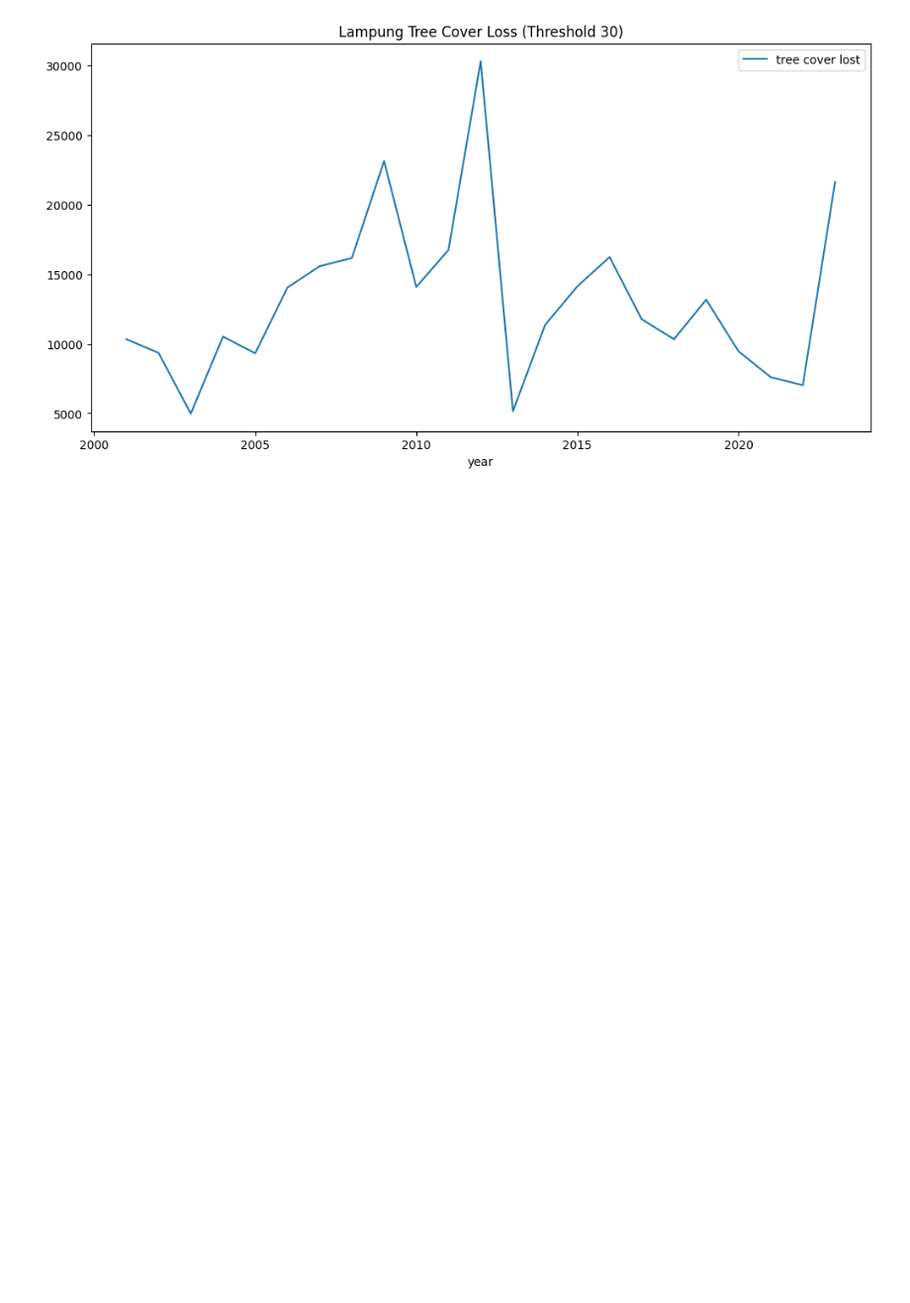
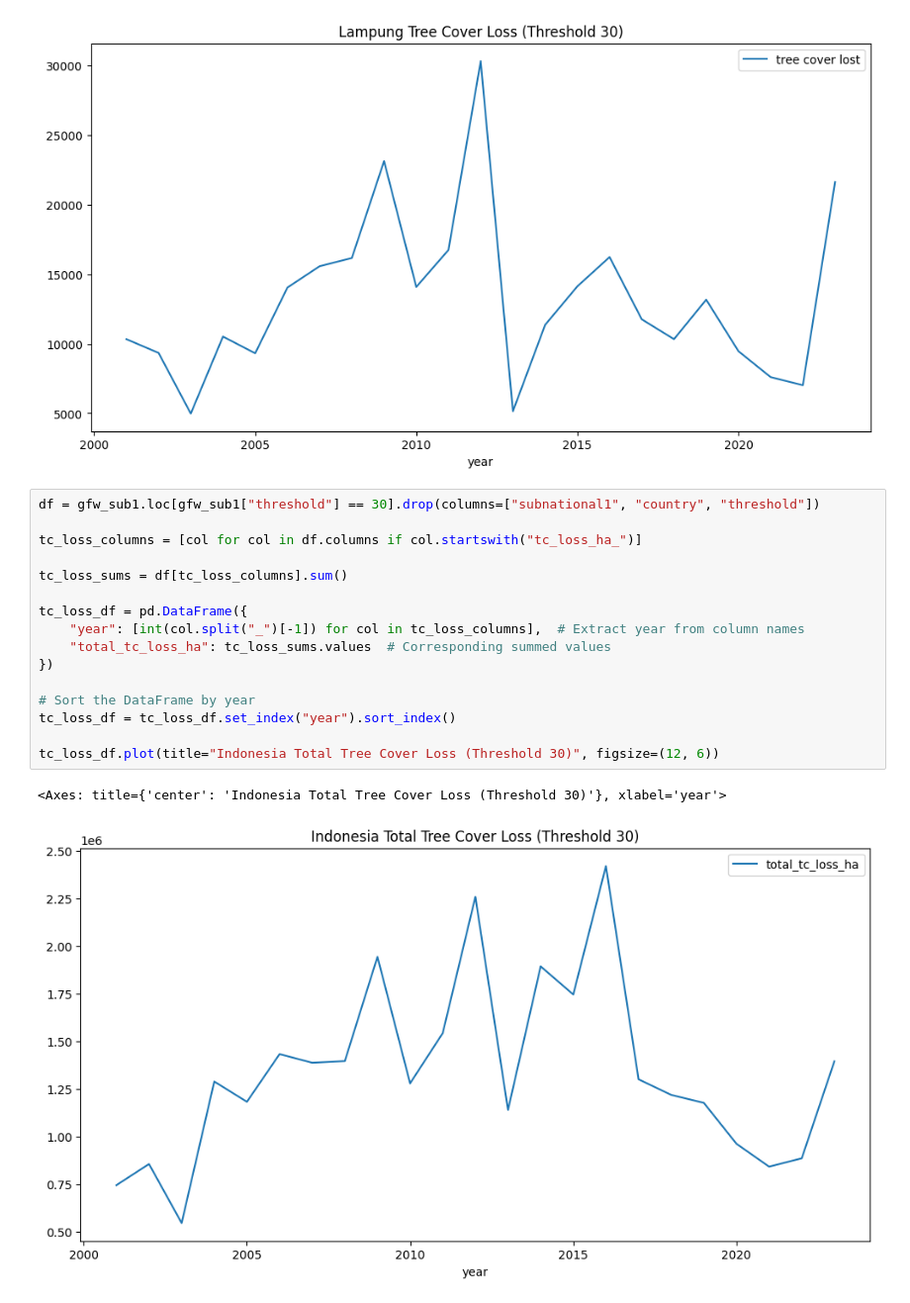
Before and after one commit to ruizhuu/lampung-deforestation, a Jupyter notebook: main.ipynb, the cells around one changed output. Shown: that part at 99% size. Drawn from its saved outputs; the diff is of its cells as text; blank space fills up the shorter version.

Commit message:
Comparing Lampung and Indonesia rates of forest loss

```diff
--- a/main.ipynb
+++ b/main.ipynb
@@ -89,3 +89,22 @@ lampung_sub1_pivoted.plot(title="Lampung Tree Cover Loss (Threshold 30)", figsiz
 # %% [output]
 <Axes: title={'center': 'Lampung Tree Cover Loss (Threshold 30)'}, xlabel='year'>
 [figure]
+# %%
+df = gfw_sub1.loc[gfw_sub1["threshold"] == 30].drop(columns=["subnational1", "country", "threshold"])
+
+tc_loss_columns = [col for col in df.columns if col.startswith("tc_loss_ha_")]
+
+tc_loss_sums = df[tc_loss_columns].sum()
+
+tc_loss_df = pd.DataFrame({
+    "year": [int(col.split("_")[-1]) for col in tc_loss_columns],  # Extract year from column names
+    "total_tc_loss_ha": tc_loss_sums.values  # Corresponding summed values
+})
+
+# Sort the DataFrame by year
+tc_loss_df = tc_loss_df.set_index("year").sort_index()
+
+tc_loss_df.plot(title="Indonesia Total Tree Cover Loss (Threshold 30)", figsize=(12, 6))
+# %% [output]
+<Axes: title={'center': 'Indonesia Total Tree Cover Loss (Threshold 30)'}, xlabel='year'>
+[figure, added]
```
Also changed, not shown: parts of 4 cells of this notebook.
